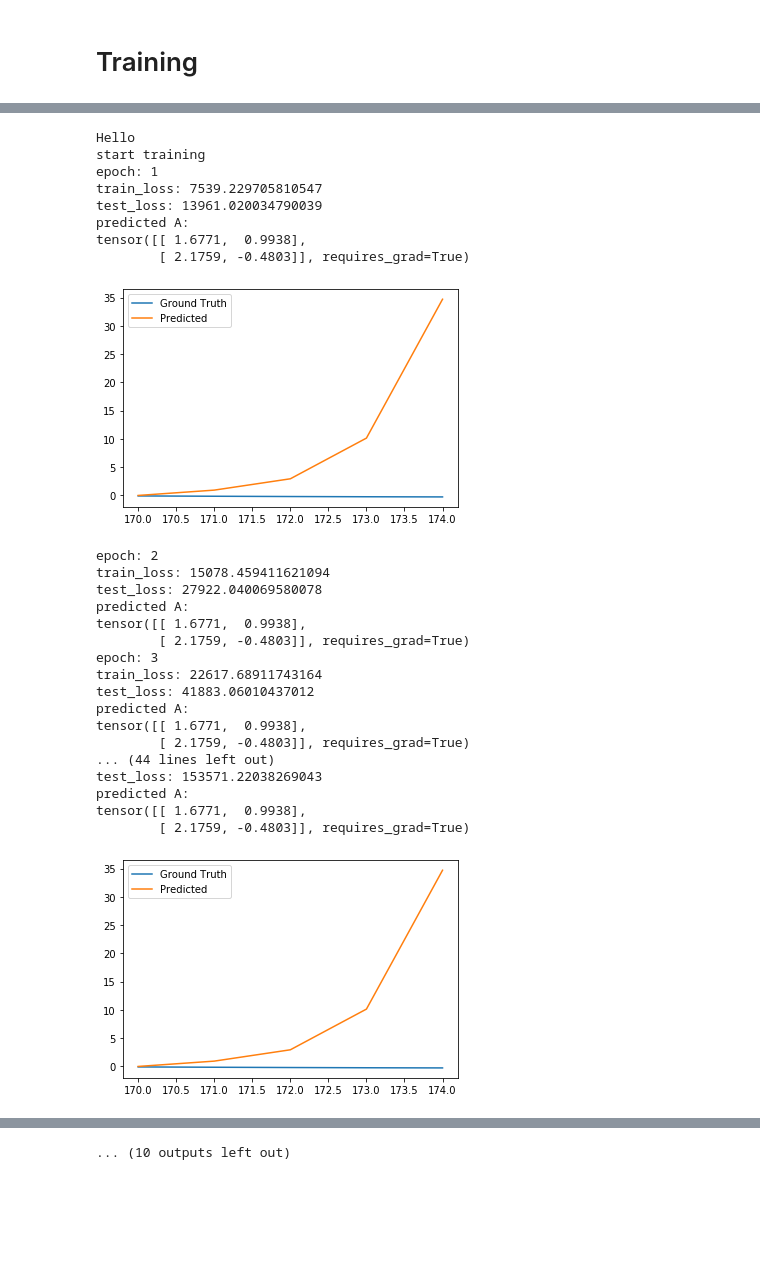
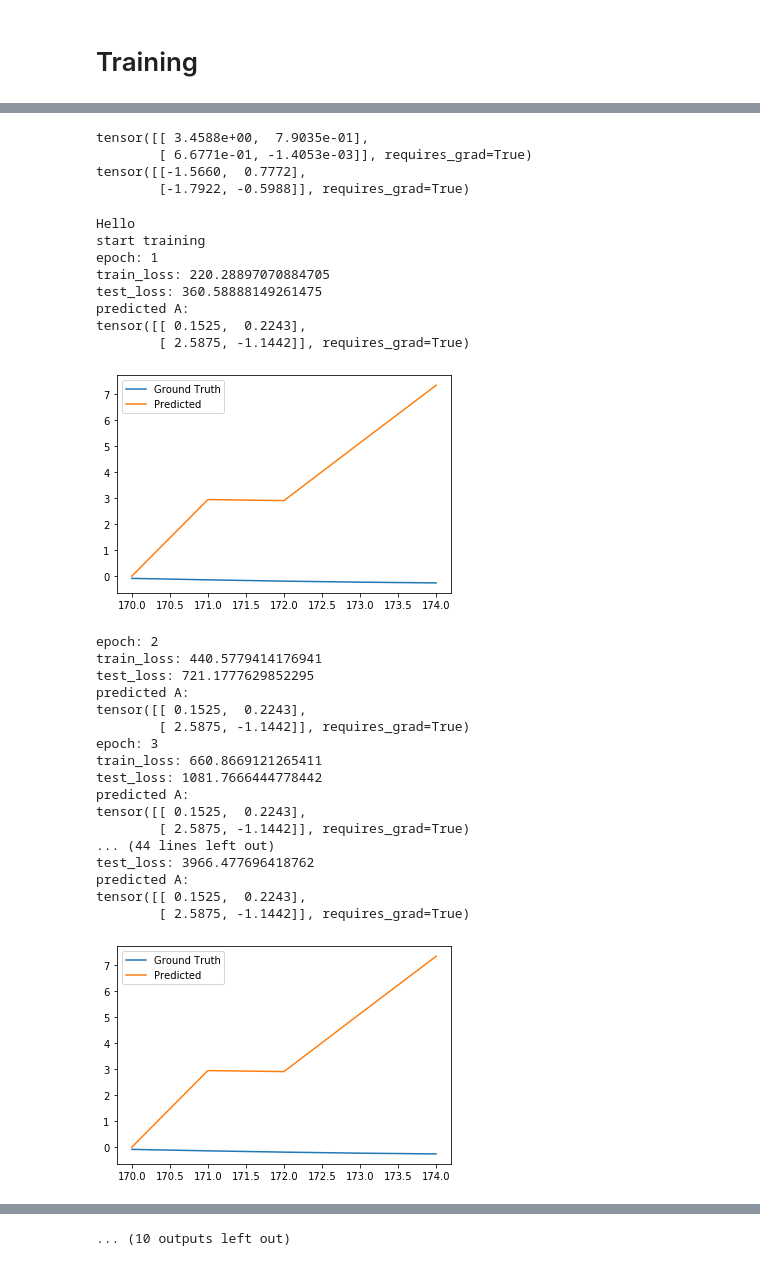
Before and after one commit to KennethThNg/Semester-project-dynamical-system-learning, a Jupyter notebook: simple_pendulum.ipynb, the cells around one changed output, grey strips where cells are left out. Saved outputs shown, nothing was run; the diff lists cells and outputs as text; code cells hidden in the pictures; blank space fills up the shorter version.

```diff
--- a/simple_pendulum.ipynb
+++ b/simple_pendulum.ipynb
@@ -117,6 +121,7 @@ times = torch.from_numpy(np.arange(0,200))
 ode_true = VaeNeuralODE(LinearODEF(p))
 obs = ode_true(z0, times, return_whole_sequence=True).detach()
 obs = obs.squeeze(1)
+obs = obs.detach().requires_grad_(True)
 
 pend_data = obs
 window_len = 5
@@ -126,7 +131,7 @@ times_set = times.view(40, 5)
 
 
 test_set = window_set[30:, :, :]
-train_set = window_set[:30,:, :]
+train_set = window_set[:30,:]
 
 test_time = times_set[30:]
 train_time = times_set[:30]
@@ -137,0 +145,9 @@ A = torch.randn(2,2, device=device, dtype=dtype, requires_grad=True)
+# %%
+x = torch.randn(10, 2)
+w1 = torch.randn(2, 2, requires_grad=True)
+w2 = torch.randn(2, 2, requires_grad=True)
+y = (x.mm(w1)).mm(w2)
+loss = (y - x).pow(2).sum()
+print(loss.grad)
+print(w1)
+print(w2)
@@ -138,3 +171,18 @@ A = torch.randn(2,2, device=device, dtype=dtype, requires_grad=True)
+# %%
+with torch.no_grad():
+        w1 -= learning_rate * w1.grad
+        w2 -= learning_rate * w2.grad
+
+        w1.grad.zero_()
+        w2.grad.zero_()
+
+        print(w1)
+        print(w2)
+# %% [output]
+tensor([[ 3.4588e+00,  7.9035e-01],
+        [ 6.6771e-01, -1.4053e-03]], requires_grad=True)
+tensor([[-1.5660,  0.7772],
+        [-1.7922, -0.5988]], requires_grad=True)
 # %%
 print('Hello')
 learning_rate = 0.1
@@ -149,11 +197,12 @@ for epoch in range(100):
 
     for n in range(train_sample):
         ytrain = train_set[n,:,:]
-        z0 = ytrain[0]
+        z0 = torch.Tensor([ytrain[0,0], ytrain[0, 1]])
         t = train_time[n,:]
-        ztrain = ode(z0, t, A)
+        z = ode(z0, t, A)
+        ztrain = z
 
-        loss = ((ztrain - ytrain).norm(p=2)).pow(2).sum()
+        loss = (ztrain - ytrain).pow(2).sum()
         train_loss += loss.item()
         loss.backward()
 
@@ -162,57 +211,58 @@ for epoch in range(100):
             A.grad.zero_()
 
     for n in range(test_sample):
         with torch.no_grad():
             ytest = test_set[n,:,:]
-            z0 = ytest[0]
+            z0 = torch.Tensor([ytest[0,0], ytest[0,1]])
             t = test_time[n,:]
-            ztest = ode(z0, t, A)
+            z = ode(z0, t, A)
+            ztest = z
 
-            loss = ((ztest - ytest).norm(p=2)).pow(2).sum()
+            loss = (ztest - ytest).pow(2).sum()
             test_loss += loss.item()
 
     train_loss_store.append(train_loss)
     test_loss_store.append(test_loss)
     print('epoch:', epoch+1)
     print('train_loss:', train_loss)
     print('test_loss:', test_loss)
     print('predicted A:')
     print(A)
     if epoch%10 == 0:
         plt.plot(t.numpy(), ytest[:,0].detach().numpy(), label='Ground Truth')
         plt.plot(t.numpy(), ztest[:,0].detach().numpy(), label='Predicted');
         plt.legend()
         plt.show()
 print('...training complete')
 plt.plot(train_loss_store, label='training loss')
 plt.plot(test_loss_store, label='test loss')
 plt.show()
 # %% [output]
 Hello
 start training
 epoch: 1
-train_loss: 7539.229705810547
-test_loss: 13961.020034790039
+train_loss: 220.28897070884705
+test_loss: 360.58888149261475
 predicted A:
-tensor([[ 1.6771,  0.9938],
-        [ 2.1759, -0.4803]], requires_grad=True)
+tensor([[ 0.1525,  0.2243],
+        [ 2.5875, -1.1442]], requires_grad=True)
-[figure, old version]
+[figure, new version]
 epoch: 2
-train_loss: 15078.459411621094
-test_loss: 27922.040069580078
+train_loss: 440.5779414176941
+test_loss: 721.1777629852295
 predicted A:
-tensor([[ 1.6771,  0.9938],
-        [ 2.1759, -0.4803]], requires_grad=True)
+tensor([[ 0.1525,  0.2243],
+        [ 2.5875, -1.1442]], requires_grad=True)
 epoch: 3
-train_loss: 22617.68911743164
-test_loss: 41883.06010437012
+train_loss: 660.8669121265411
+test_loss: 1081.7666444778442
 predicted A:
-tensor([[ 1.6771,  0.9938],
-        [ 2.1759, -0.4803]], requires_grad=True)
+tensor([[ 0.1525,  0.2243],
+        [ 2.5875, -1.1442]], requires_grad=True)
 ... (44 lines left out)
-test_loss: 153571.22038269043
+test_loss: 3966.477696418762
 predicted A:
-tensor([[ 1.6771,  0.9938],
-        [ 2.1759, -0.4803]], requires_grad=True)
+tensor([[ 0.1525,  0.2243],
+        [ 2.5875, -1.1442]], requires_grad=True)
-[figure, old version]
+[figure, new version]
 epoch: 12
```
Also changed, not shown: parts of 13 cells of this notebook.
